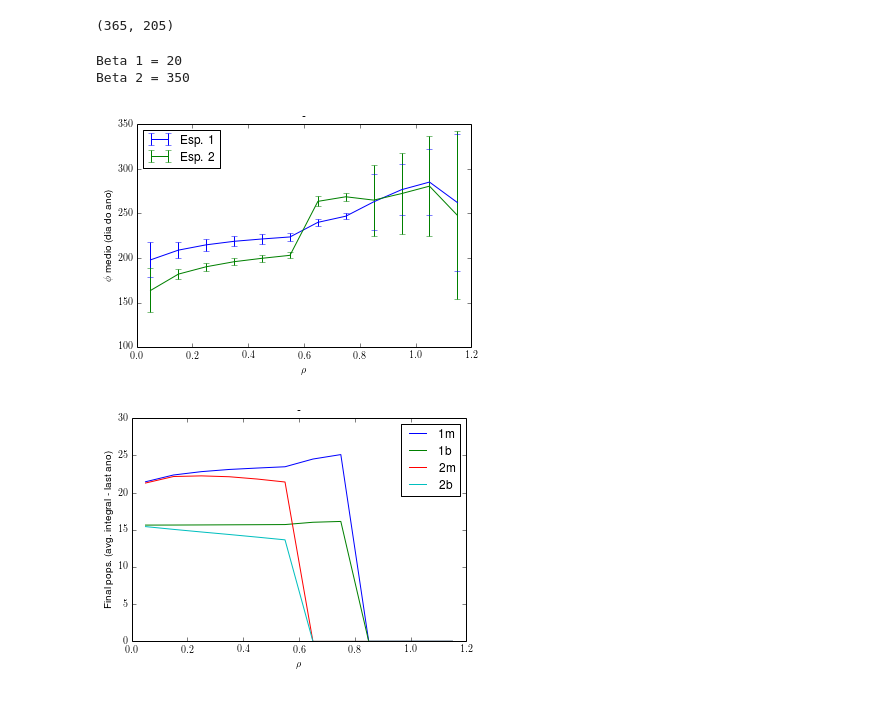
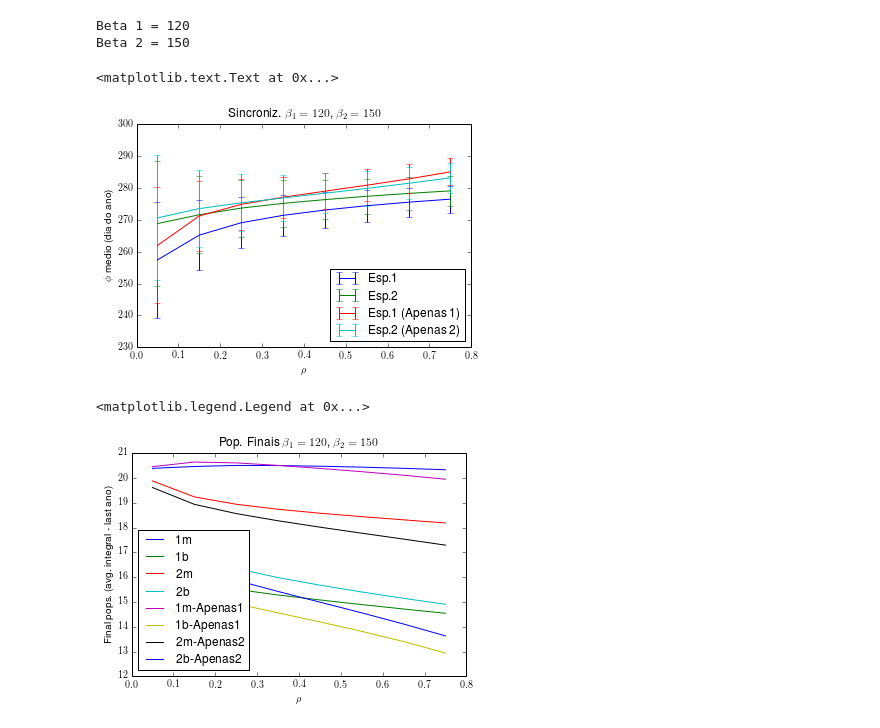
Before and after one commit to reand705/borboletas, a Jupyter notebook: borboletas3.ipynb, the cells around one changed output. Saved outputs shown, nothing was run; the diff lists cells and outputs as text; code cells hidden in the pictures.

```diff
--- a/borboletas3.ipynb
+++ b/borboletas3.ipynb
@@ -183,10 +183,10 @@ def ddt(y, t, rho):
 
     return np.r_[du_1mdt,du_1bdt,du_2mdt,du_2bdt,dv0dt]
 # %%
-#Simule
+#Simule aqui
 rhos = [0.0]
 rhos = []
-aux = [0.05 + i*0.1 for i in range(0,12)]
+aux = [0.05 + i*0.1 for i in range(0,8)]
 for elemento in aux: #preguiçoso
     rhos.append(elemento)
 
@@ -218,5 +218,5 @@ for rho in rhos:
 
     sol = np.array(sol)
 
-    np.save('solution_rho(newM)=%.3f' %(rho), sol)
+    np.save('solution_rho(newsigma)pop2=%.3f' %(rho), sol)
 # %% [output]
@@ -244,17 +240,17 @@ finals2m = []
 finals1b = []
 finals2b = []
 
-#plt.interactive(True)
+plt.interactive(True)
 rhos = [0.0]
 rhos = []
 t = np.linspace(0, T, N)
 lenT = len(t)
-aux = [0.05 + i*0.1 for i in range(0,12)]
+aux = [0.05 + i*0.1 for i in range(0,8)]
 for elemento in aux: #preguiçoso
     rhos.append(elemento)
 
 for rho in rhos:
-    sol = np.load('solution_rho(newM)=%.3f.npy' %(rho))
+    sol = np.load('solution_rho(newsigma)=%.3f.npy' %(rho))
 
     #Monte as populacoes finais
     u1m = sol[-1*365:,0:Nphi+1]
@@ -310,10 +306,6 @@ for rho in rhos:
     media_phi_avg_u1m = circaverage(mean_of_phis_um10[-5*365:], mean_u1m[-5*365:])
     media_phi_avg_u2m = circaverage(mean_of_phis_um20[-5*365:], mean_u2m[-5*365:])
 
-    # medidas de sincronia
-    print('Diferença entre média simples de phi: %.5f' % ((media_phi_u2m - media_phi_u1m) / 2/ np.pi * 365))
-    print('Diferença entre média ponderada de phi: %.5f' % ((media_phi_avg_u2m - media_phi_avg_u1m) / 2/ np.pi * 365))
-
     #adicione às listas
     means1.append(media_phi_avg_u1m/ 2/ np.pi * 365)
     errorbars1.append(stdev_phi_u1m/ 2/ np.pi * 365)
@@ -340,4 +313,0 @@ Diferença entre média ponderada de phi: -14.31269
-# %%
-np.shape(sol)
-# %% [output]
-(365, 205)
@@ -344,31 +478,47 @@ np.shape(sol)
 # %%
 #plote os phis medios
-plt.errorbar(rhos, means1, yerr = errorbars1, label = r"Esp. 1")
-plt.errorbar(rhos, means2, yerr = errorbars2, label = r"Esp. 2")
+plt.errorbar(rhos, means1, yerr = errorbars1, label = 'Esp.1')
+plt.errorbar(rhos, means2, yerr = errorbars2, label = 'Esp.2')
 print("Beta 1 = %d" %beta1)
 print("Beta 2 = %d" %beta2)
+
+#plote os phis medios - apenas 1
+plt.errorbar(rhos, means1_apenas1, yerr = errorbars1, label = 'Esp.1 (Apenas 1)')
+
+#plote os phis medios - apenas 2
+plt.errorbar(rhos, means2_apenas2, yerr = errorbars2, label = 'Esp.2 (Apenas 2)')
+
 plt.legend(loc = "best")
 plt.xlabel(r"$\rho$")
 plt.ylabel(r"$\phi$ medio (dia do ano)")
-plt.title(r"-")
-plt.show()
+plt.title(r"Sincroniz. $\beta_1 = 120$, $\beta_2 = 150$")
 # %% [output]
-Beta 1 = 20
-Beta 2 = 350
+Beta 1 = 120
+Beta 2 = 150
+<matplotlib.text.Text at 0x...>
-[figure, old version]
+[figure, new version]
 # %%
 #Plote as populações finais
 plt.plot(rhos, finals1m, label = r"1m")
 plt.plot(rhos, finals1b, label = r"1b")
 plt.plot(rhos, finals2m, label = r"2m")
 plt.plot(rhos, finals2b, label = r"2b")
+
+#Apenas 1
+plt.plot(rhos, finals1m_apenas1, label = "1m-Apenas1")
+plt.plot(rhos, finals1b_apenas1, label = "1b-Apenas1")
+
+#Apenas 2
+plt.plot(rhos, finals2m_apenas2, label = "2m-Apenas2")
+plt.plot(rhos, finals2b_apenas2, label = "2b-Apenas2")
+
 plt.xlabel(r"$\rho$")
 plt.ylabel(r"Final pops. (avg. integral - last ano)")
-plt.title(r"-")
-plt.legend(loc = "best")
-plt.show()
+plt.title(r"Pop. Finais $\beta_1 = 120$, $\beta_2 = 150$")
+plt.legend(loc = "lower left")
 # %% [output]
+<matplotlib.legend.Legend at 0x...>
-[figure, old version]
+[figure, new version]
 # %%
 means2
 # %% [output]
```
Also changed, not shown: parts of 6 cells of this notebook, 1 other file.
